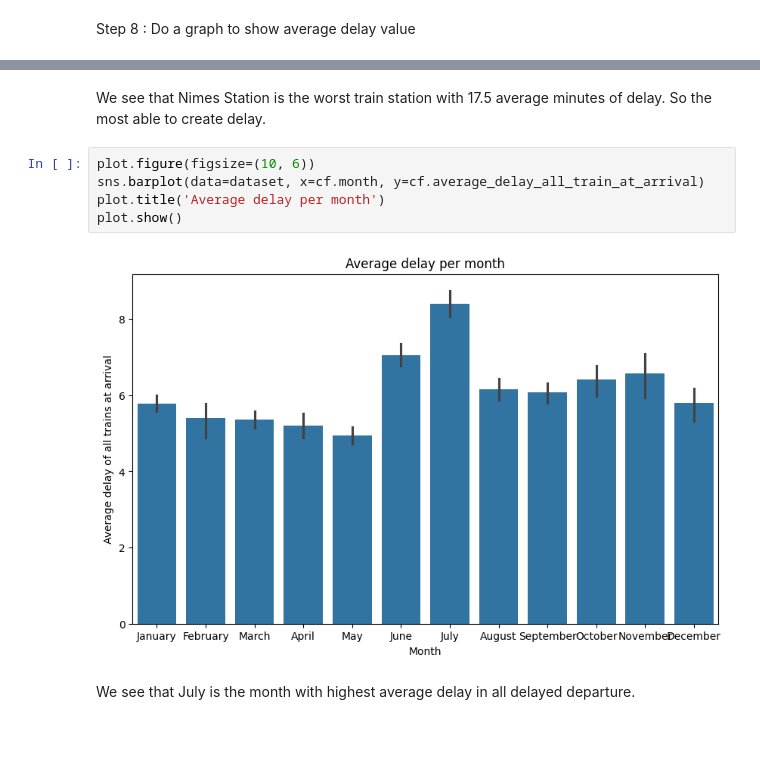
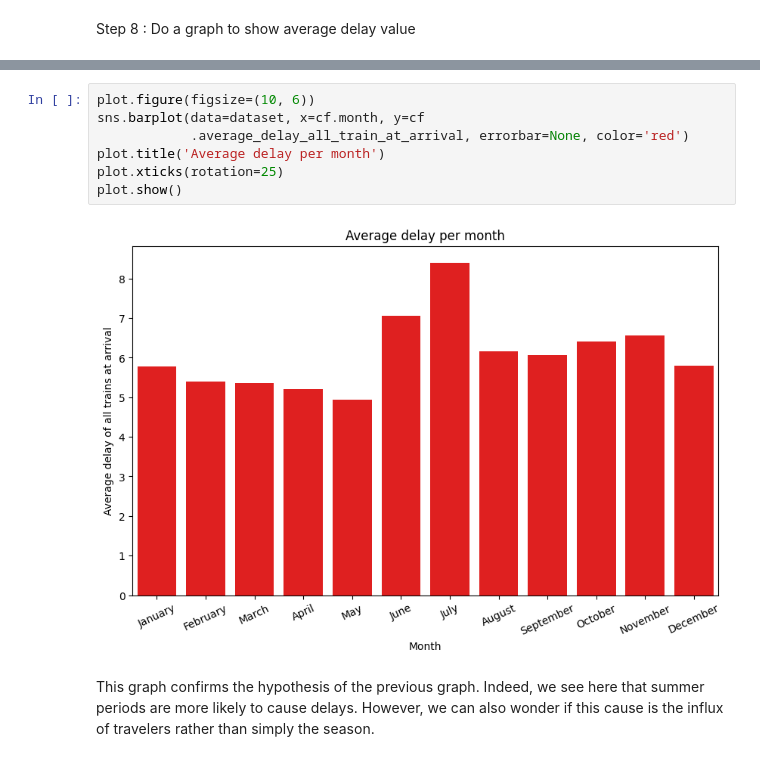
Before and after one commit to EthanLegendre/tardis, a Jupyter notebook: tardis_eda.ipynb, the cells around one changed output, grey strips where cells are left out. Saved outputs shown, nothing was run; the diff lists cells and outputs as text; blank space fills up the shorter version.

```diff
--- a/tardis_eda.ipynb
+++ b/tardis_eda.ipynb
@@ -185,13 +171,11 @@ plot.show()
-# %% [markdown]
-We see that Nimes Station is the worst train station with 17.5 average
-minutes of delay. So the most able to create delay.
 # %%
 plot.figure(figsize=(10, 6))
-sns.barplot(data=dataset, x=cf.month, y=cf.average_delay_all_train_at_arrival)
+sns.barplot(data=dataset, x=cf.month, y=cf
+            .average_delay_all_train_at_arrival, errorbar=None, color='red')
 plot.title('Average delay per month')
+plot.xticks(rotation=25)
 plot.show()
 # %% [output]
-[figure, old version]
+[figure, new version]
-# %% [markdown]
-We see that July is the month with highest average delay in all delayed
-departure.
+# %% [markdown]
+This graph confirms the hypothesis of the previous graph. Indeed, we see here that summer periods are more likely to cause delays. However, we can also wonder if this cause is the influx of travelers rather than simply the season.
```
Also changed, not shown: parts of 9 cells of this notebook, 1 other file.
